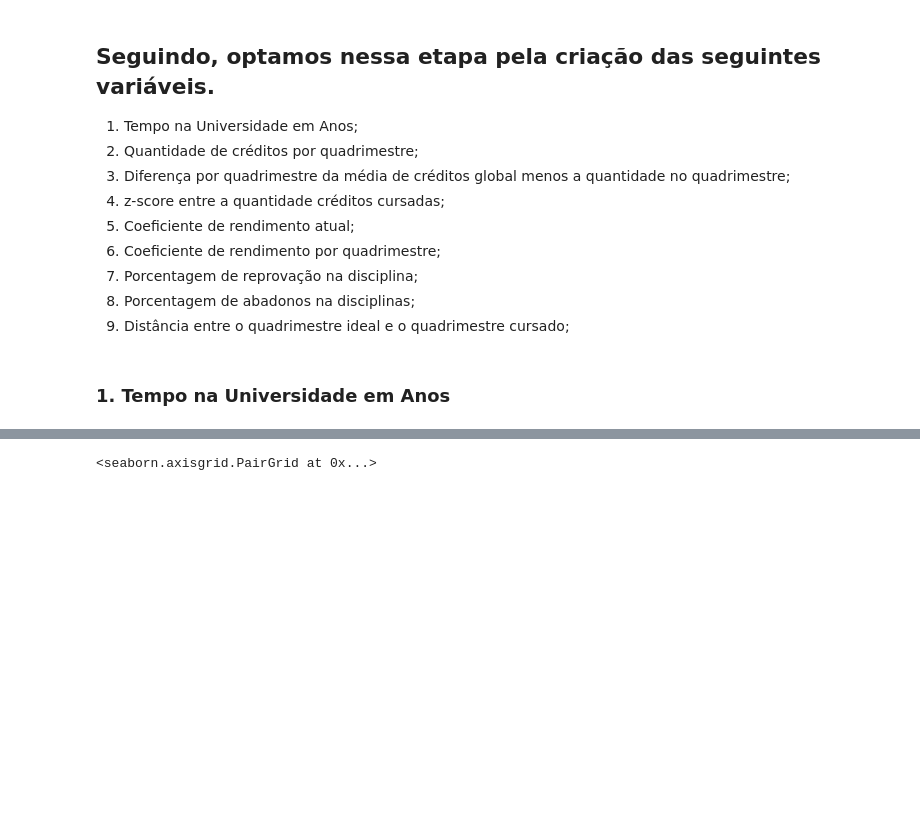
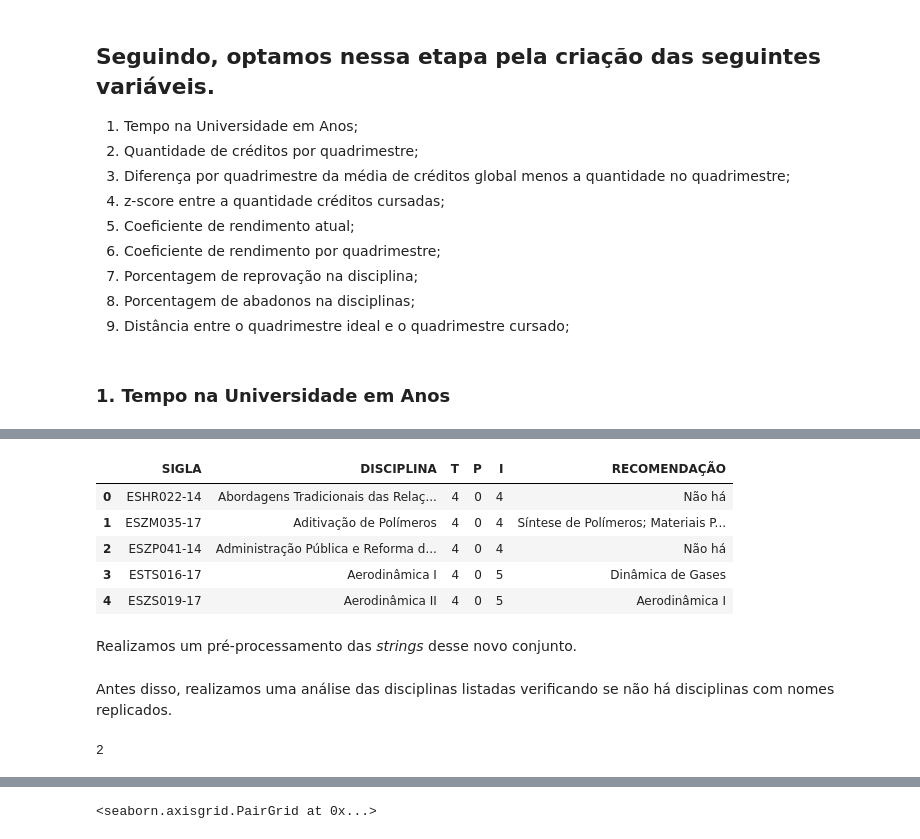
Before and after one commit to jairojuunior/miningAbandonment, a Jupyter notebook: EDA.ipynb, the cells around one changed output, grey strips where cells are left out. Drawn from its saved outputs; the diff is of its cells as text; code cells hidden in the pictures; blank space fills up the shorter version.

```diff
--- a/EDA.ipynb
+++ b/EDA.ipynb
@@ -134,0 +118,13 @@ b['CATEGORIA'] = b['CATEGORIA'].replace("","LIV")
+# %%
+catalogo = 'https://raw.githubusercontent.com/bruAristimunha/miningAbandonment/master/data/catalogo_disciplinas_graduacao_2017_2018.csv'
+disciplinas = pd.read_csv(catalogo, sep="|")
+disciplinas.head()
+# %% [output]
+|  | SIGLA | DISCIPLINA | T | P | I | RECOMENDAÇÃO |
+| 0 | ESHR022-14 | Abordagens Tradicionais das Relaç... | 4 | 0 | 4 | Não há |
+| 1 | ESZM035-17 | Aditivação de Polímeros | 4 | 0 | 4 | Síntese de Polímeros; Materiais P... |
+| 2 | ESZP041-14 | Administração Pública e Reforma d... | 4 | 0 | 4 | Não há |
+| 3 | ESTS016-17 | Aerodinâmica I | 4 | 0 | 5 | Dinâmica de Gases |
+| 4 | ESZS019-17 | Aerodinâmica II | 4 | 0 | 5 | Aerodinâmica I |
+# %% [markdown]
+Realizamos um pré-processamento das *strings* desse novo conjunto.
@@ -134,0 +143,7 @@ b['CATEGORIA'] = b['CATEGORIA'].replace("","LIV")
+# %% [markdown]
+Antes disso, realizamos uma análise das disciplinas listadas verificando se não há disciplinas com
+nomes replicados.
+# %%
+abs(len(disciplinas['DISCIPLINA'].unique()) - len(disciplinas['DISCIPLINA']))
+# %% [output]
+2
```
Also changed, not shown: parts of 26 cells of this notebook.
